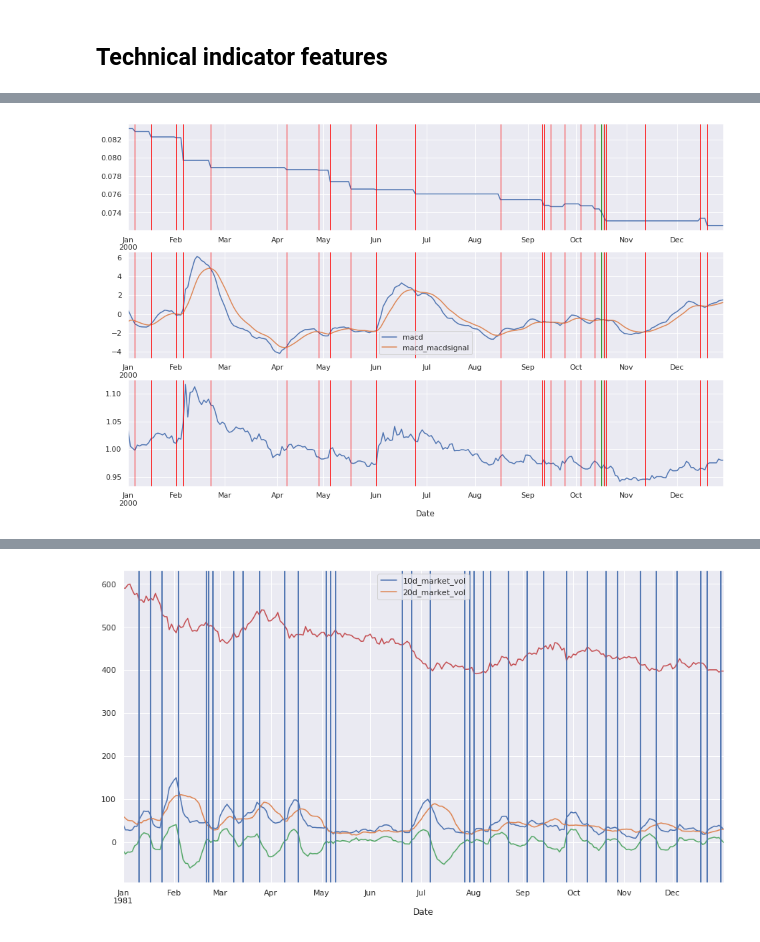
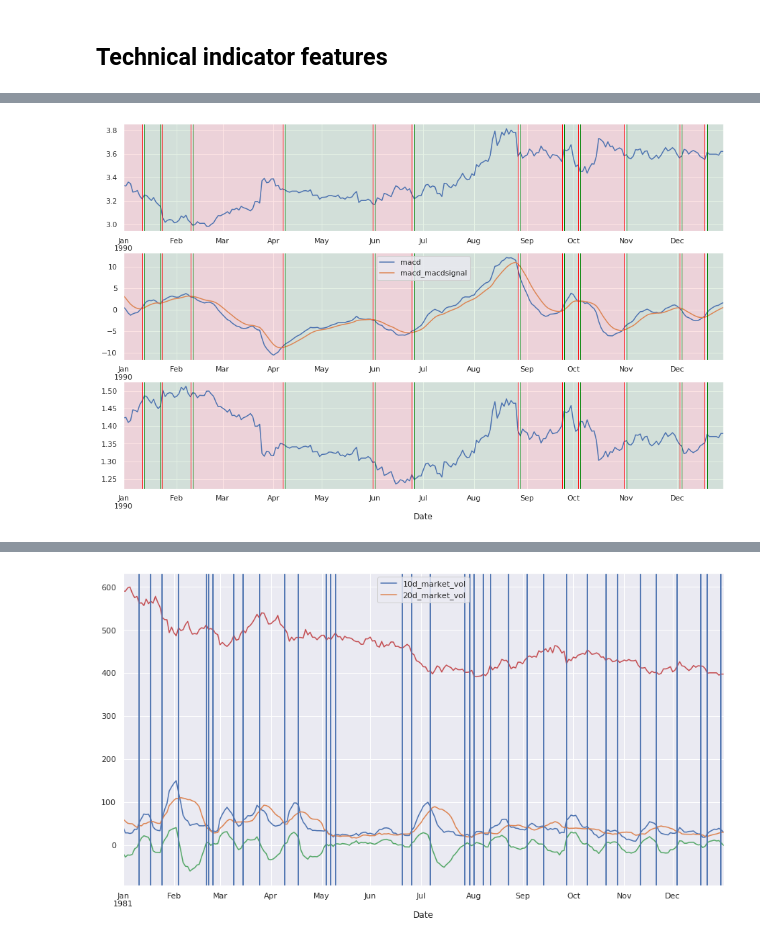
Before and after one commit to jbmoorhouse/gold_returns_predictor, a Jupyter notebook: xauusd_analysis.ipynb, the cells around one changed output, grey strips where cells are left out. Drawn from its saved outputs; the diff is of its cells as text; code cells hidden in the pictures.

Commit message:
Added macd strategy class

```diff
--- a/xauusd_analysis.ipynb
+++ b/xauusd_analysis.ipynb
@@ -201,16 +279,18 @@ long_biased = df['macd'] >= df['macd_macdsignal']
 short_biased = (df['macd'] <= df['macd_macdsignal'])
 
 # Define long entry and exit points
-long_entry = (df['macd'].shift(1) > df['macd_macdsignal'].shift(1))
-long_exit = (df['macd'] < df['macd_macdsignal']) & (df['macd'].shift(1) > df['macd_macdsignal'].shift(1))
+long_entry = (df['macd'].shift(1) > df['macd_macdsignal'].shift(1)) & ((df['macd'].diff().shift(1) > 0) & (df['macd'].diff().shift(2) > 0))
+#cross_over_long_exit = (df['macd'] < df['macd_macdsignal']) & (df['macd'].shift(1) > df['macd_macdsignal'].shift(1))
+#omentum_long_exit = (df['macd'].diff() >= 0) & (df['macd'].diff().shift(1) <= 0)
 
 # Define short entry and exit points
-short_entry = (df['macd'].shift(1) < df['macd_macdsignal'].shift(1))
-short_exit = (df['macd'] > df['macd_macdsignal']) & (df['macd'].shift(1) < df['macd_macdsignal'].shift(1))
+short_entry = (df['macd'].shift(1) < df['macd_macdsignal'].shift(1)) & ((df['macd'].diff().shift(1) < 0) & (df['macd'].diff().shift(2) < 0))
+#cross_over_short_exit = (df['macd'] > df['macd_macdsignal']) & (df['macd'].shift(1) < df['macd_macdsignal'].shift(1))
+#momentum_short_exit = (df['macd'].diff() <= 0) & (df['macd'].diff().shift(1) <= 0)
 
 # define simple long/short strategy
-df['long'] = ((long_biased & long_entry) | long_exit) * 1 # add exit periods back here
-df['short'] = ((short_biased & short_entry) | short_exit) * -1
+df['long'] = (long_entry) * 1 # add exit periods back here
+df['short'] = (short_entry) * -1
 
 # long/short periods
 longs = df.index[df['long'] == 1]
@@ -225,14 +305,12 @@ long_date_regions = np.split(longs, long_indices_or_sections)
 short_date_regions = np.split(shorts, short_indices_or_sections)
 
 
-
 df['alpha_return'] = (df['returns'] * df['long']) + (df['returns'] * df['short'])
 df['gold_perf'] =  (1 + df['returns']).cumprod()
 df['alpha_perf'] = (1 + df['alpha_return']).cumprod()
 
 #df = df.dropna()
 
-df.iloc[-1] ** (252 / df.index.size) - 1
 print((np.sqrt(252.) * df['alpha_return'].mean()) / df['alpha_return'].std())
 
 df[['alpha_perf', 'gold_perf']].plot()
@@ -243,22 +345,20 @@ df[['alpha_perf', 'gold_perf']].plot()
 # %%
-
-
 sns.set(rc={'figure.figsize':(16, 10)})
 fig, axes = plt.subplots(nrows=3, ncols=1)
 
-df.loc['2000', 'alpha_perf'].plot(ax = axes[0])
-df.loc['2000', ['macd', 'macd_macdsignal']].plot(ax=axes[1])
-df.loc['2000', 'gold_perf'].plot(ax = axes[2])
+df.loc['1990', 'alpha_perf'].plot(ax = axes[0])
+df.loc['1990', ['macd', 'macd_macdsignal']].plot(ax=axes[1])
+df.loc['1990', 'gold_perf'].plot(ax = axes[2])
 
 for l_period, s_period in zip(long_date_regions, short_date_regions):
     for ax in axes:
         ax.axvline(l_period[0], color='green', linewidth=1)
         ax.axvline(s_period[0], color='green', linewidth=1)
 
         ax.axvline(l_period[-1], color='red', linewidth=1)
         ax.axvline(s_period[-1], color='red', linewidth=1)
 
         ax.axvspan(l_period[0], l_period[-1], alpha = 0.1, color = 'green')
         ax.axvspan(s_period[0], s_period[-1], alpha = 0.1, color = 'red')
 # %% [output]
-[figure, old version]
+[figure, new version]
```
Also changed, not shown: parts of 10 cells of this notebook.
